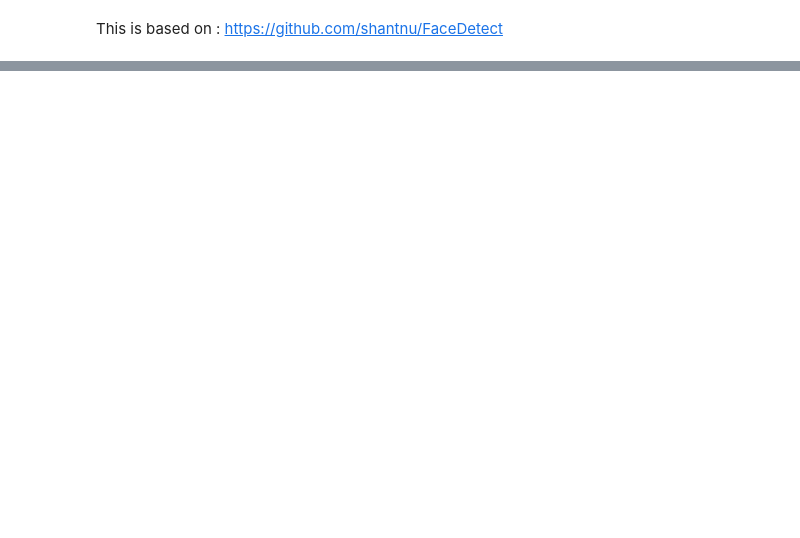
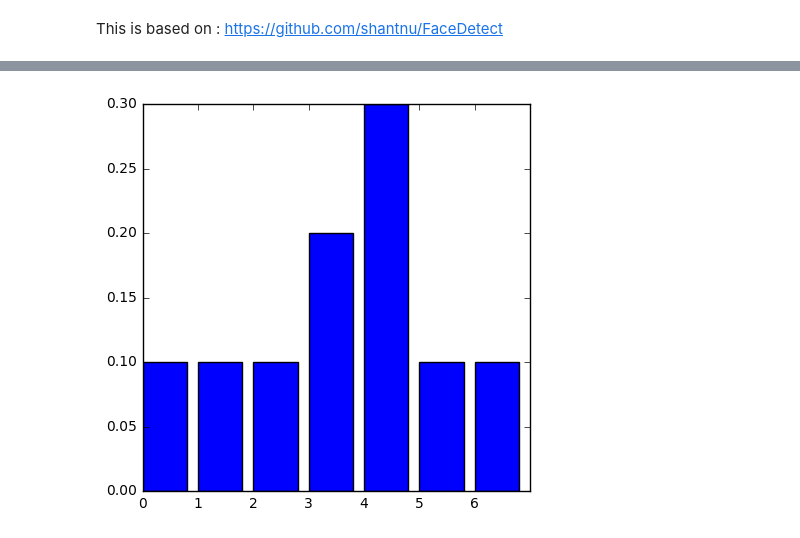
Before and after one commit to patryk-oleniuk/emotion_recognition, a Jupyter notebook: face_recognition_opencv.ipynb, the cells around one changed output, grey strips where cells are left out. Cells and saved outputs as stored; diff of their text form; code cells hidden in the pictures; blank space fills up the shorter version.

```diff
--- a/face_recognition_opencv.ipynb
+++ b/face_recognition_opencv.ipynb
@@ -86,0 +96,12 @@ Found 5 faces in  big_bang.png  !
+# %%
+N = 7
+data = (0.1,0.1,0.1,0.2,0.3,0.1,0.1)
+
+fig, ax = plt.subplots()
+ax.bar(np.arange(N) , data)
+
+ax.set_xticklabels(('0', '1', '2', '3', '4','5','6' ))
+
+plt.show()
+# %% [output]
+[figure, added]
```
Also changed, not shown: parts of 4 cells of this notebook, 4 other files.
